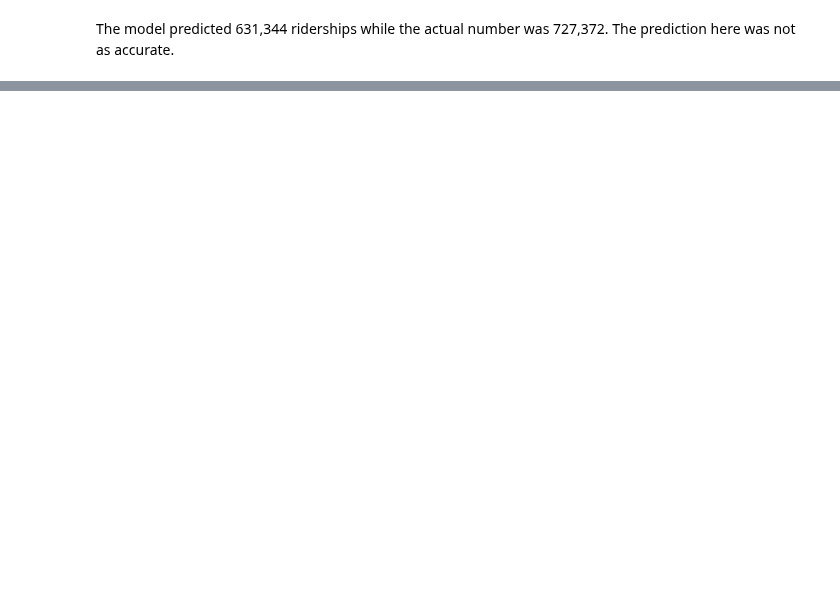
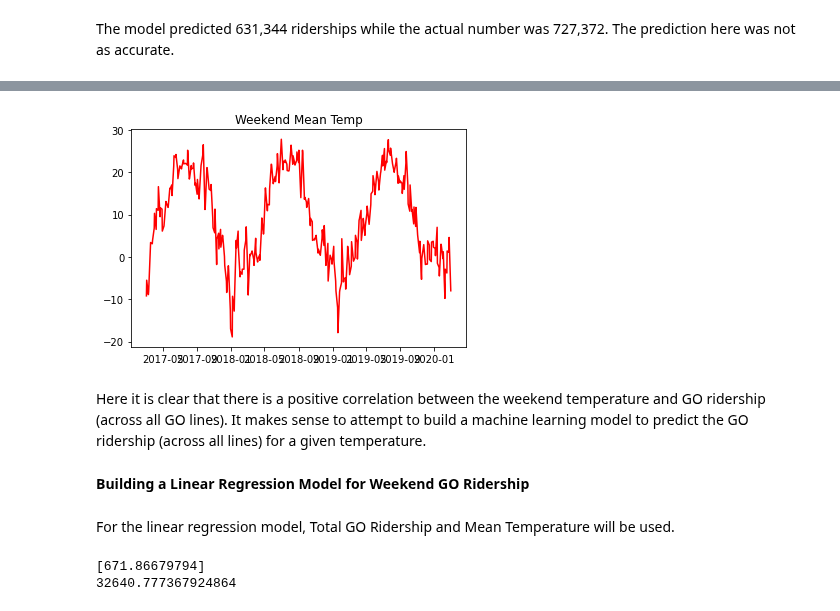
Before and after one commit to VernonNaidoo-Toronto/SCS3250-Group-2-Final-Project, a Jupyter notebook: 3_Machine_Learning.ipynb, the cells around one changed output, grey strips where cells are left out. Cells and saved outputs as stored; diff of their text form; code cells hidden in the pictures; blank space fills up the shorter version.

```diff
--- a/3_Machine_Learning.ipynb
+++ b/3_Machine_Learning.ipynb
@@ -333,0 +435,24 @@ The model predicted 631,344 riderships while the actual number was 727,372. The
+# %%
+# Plotting mean temperature on weekends over 3 years
+plt.plot(weekend_data.index, weekend_data['Mean Temp (°C)'], color='red')
+plt.title('Weekend Mean Temp')
+plt.show()
+# %% [output]
+[figure, added]
+# %% [markdown]
+Here it is clear that there is a positive correlation between the weekend temperature and GO ridership (across all GO lines). It makes sense to attempt to build a machine learning model to predict the GO ridership (across all lines) for a given temperature.
+# %% [markdown]
+**Building a Linear Regression Model for Weekend GO Ridership**
+# %% [markdown]
+For the linear regression model, Total GO Ridership and Mean Temperature will be used.
+# %%
+#Using linear regression to fit a model and printing the coefficient and intercept
+Y = weekend_data['Total GO Ridership']
+X = weekend_data['Mean Temp (°C)'].values.reshape(-1, 1)
+
+weekend_model = sklearn.linear_model.LinearRegression().fit(X,Y)
+print(weekend_model.coef_)
+print(weekend_model.intercept_)
+# %% [output]
+[671.86679794]
+32640.777367924864
```
Also changed, not shown: parts of 35 cells of this notebook.
